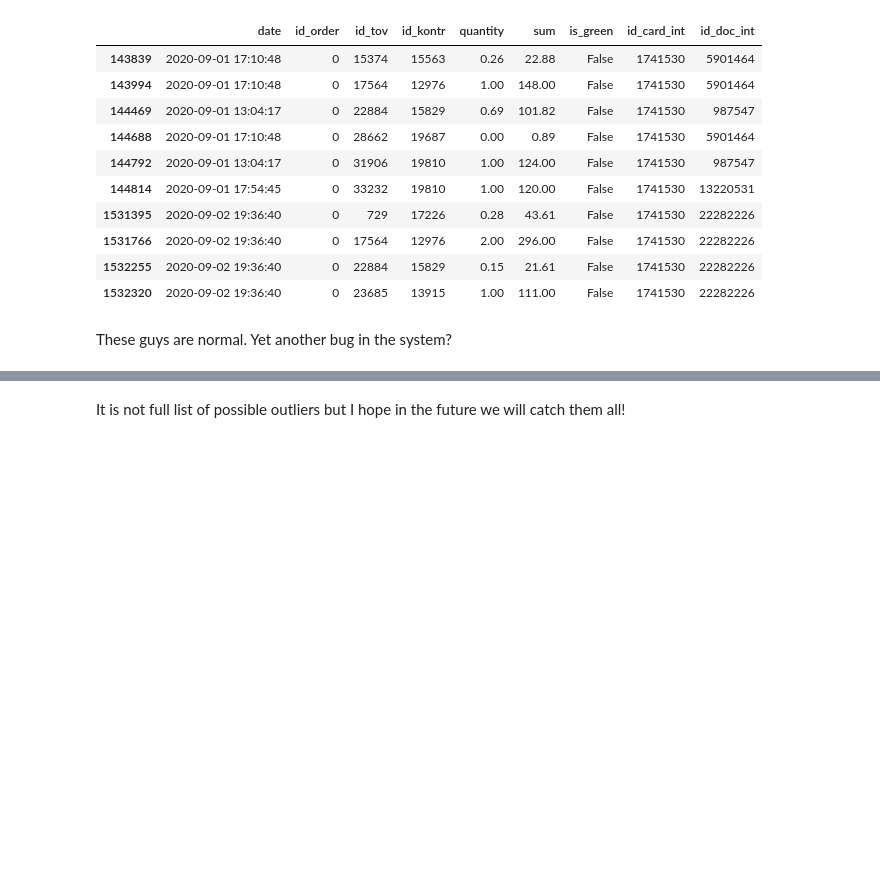
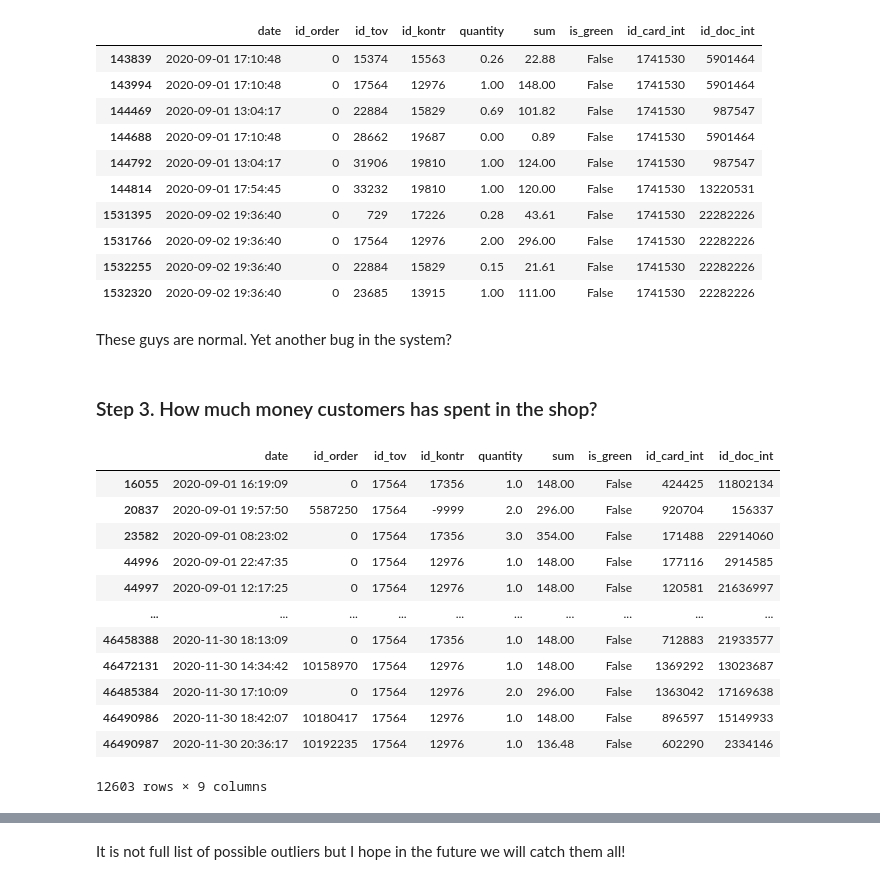
Before and after one commit to cubazis/inno_stats_2020, a Jupyter notebook: hw1.1;Shults;Vyacheslav.ipynb, the cells around one changed output, grey strips where cells are left out. Saved outputs shown, nothing was run; the diff lists cells and outputs as text; code cells hidden in the pictures; blank space fills up the shorter version.

```diff
--- a/hw1.1;Shults;Vyacheslav.ipynb
+++ b/hw1.1;Shults;Vyacheslav.ipynb
@@ -548,3 +541,21 @@ df[df['id_card_int'] == 1741530].head(10)
 | 1532320 | 2020-09-02 19:36:40 | 0 | 23685 | 13915 | 1.00 | 111.00 | False | 1741530 | 22282226 |
 # %% [markdown]
 These guys are normal. Yet another bug in the system?
+# %% [markdown]
+### Step 3. How much money customers has spent in the shop?
+# %%
+df[df.id_tov == 17564]
+# %% [output]
+|  | date | id_order | id_tov | id_kontr | quantity | sum | is_green | id_card_int | id_doc_int |
+| 16055 | 2020-09-01 16:19:09 | 0 | 17564 | 17356 | 1.0 | 148.00 | False | 424425 | 11802134 |
+| 20837 | 2020-09-01 19:57:50 | 5587250 | 17564 | -9999 | 2.0 | 296.00 | False | 920704 | 156337 |
+| 23582 | 2020-09-01 08:23:02 | 0 | 17564 | 17356 | 3.0 | 354.00 | False | 171488 | 22914060 |
+| 44996 | 2020-09-01 22:47:35 | 0 | 17564 | 12976 | 1.0 | 148.00 | False | 177116 | 2914585 |
+| 44997 | 2020-09-01 12:17:25 | 0 | 17564 | 12976 | 1.0 | 148.00 | False | 120581 | 21636997 |
+| ... | ... | ... | ... | ... | ... | ... | ... | ... | ... |
+| 46458388 | 2020-11-30 18:13:09 | 0 | 17564 | 17356 | 1.0 | 148.00 | False | 712883 | 21933577 |
+| 46472131 | 2020-11-30 14:34:42 | 10158970 | 17564 | 12976 | 1.0 | 148.00 | False | 1369292 | 13023687 |
+| 46485384 | 2020-11-30 17:10:09 | 0 | 17564 | 12976 | 2.0 | 296.00 | False | 1363042 | 17169638 |
+| 46490986 | 2020-11-30 18:42:07 | 10180417 | 17564 | 12976 | 1.0 | 148.00 | False | 896597 | 15149933 |
+| 46490987 | 2020-11-30 20:36:17 | 10192235 | 17564 | 12976 | 1.0 | 136.48 | False | 602290 | 2334146 |
+12603 rows × 9 columns
```
Also changed, not shown: parts of 22 cells of this notebook.
